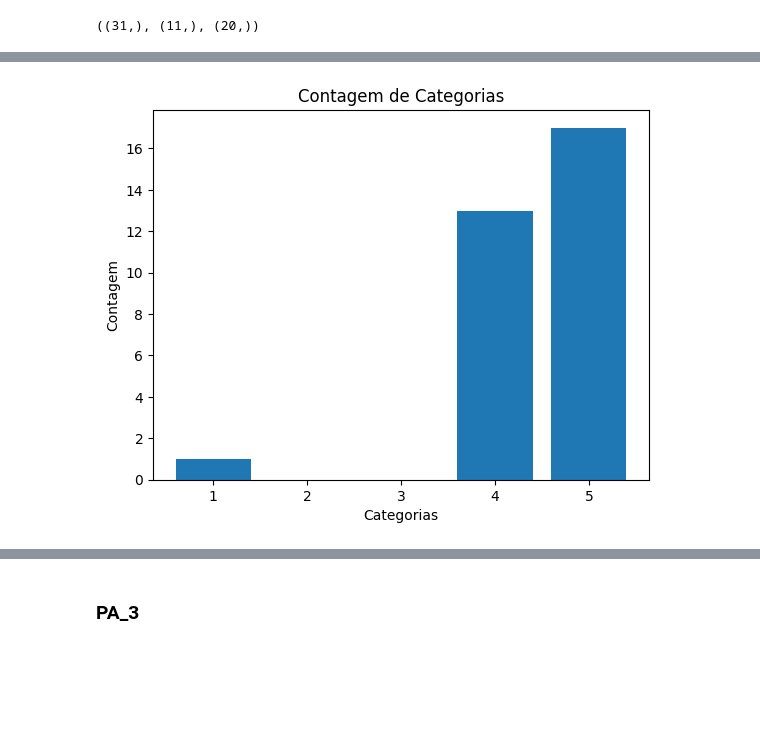
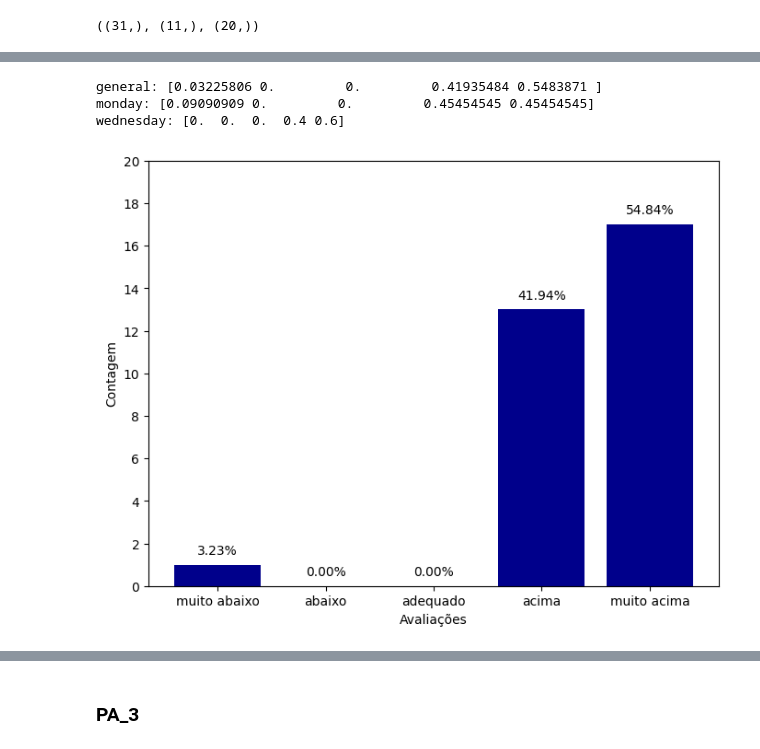
Before and after one commit to henriqueedu2001/pcs3635-health-research-data-analysis, a Jupyter notebook: analisys.ipynb, the cells around one changed output, grey strips where cells are left out. Cells and saved outputs as stored; diff of their text form; code cells hidden in the pictures; blank space fills up the shorter version.

```diff
--- a/analisys.ipynb
+++ b/analisys.ipynb
@@ -49,3 +71,13 @@ size = (6, 8)
+# %%
+# if this variable is True, when the notebook is fully executed, all the figures will be replaced
+# by the new figures of this notebook
+save_all_figures = False
+# %%
+fig_default_size = (8, 6)
+fig_default_color = 'darkblue'
+top_bar_text_offset = 0.5
+
+fig_2_subplots_default_size = (12, 8)
 # %% [markdown]
 ## Pesquisa Acadêmica
 # %% [markdown]
@@ -182,11 +219,39 @@ Name: PA_2, dtype: int64
-# %%
-plt.bar(PA_2_classes, PA_2_counting)
-
-plt.xlabel('Categorias')
-plt.ylabel('Contagem')
-plt.title('Contagem de Categorias')
-
-# Exibindo o gráfico
-plt.show()
-# %% [output]
-[figure, removed]
+# %%
+# frequencies calculation
+PA_2_frequency = PA_2_counting/sum(PA_2_counting)
+PA_2_monday_frequency = PA_2_monday_counting/sum(PA_2_monday_counting)
+PA_2_wednesday_frequency = PA_2_wednesday_counting/sum(PA_2_wednesday_counting)
+
+print(f'general: {PA_2_frequency}\nmonday: {PA_2_monday_frequency}\nwednesday: {PA_2_wednesday_frequency}')
+# %% [output]
+general: [0.03225806 0.         0.         0.41935484 0.5483871 ]
+monday: [0.09090909 0.         0.         0.45454545 0.45454545]
+wednesday: [0.  0.  0.  0.4 0.6]
+# %%
+# plotting PA_2 for general counting (monday + wednesday)
+fig, axs = plt.subplots(figsize=fig_default_size)
+
+axs.bar(PA_2_categories, PA_2_counting, color=fig_default_color)
+
+# axs setting
+axs.yaxis.set_major_locator(MaxNLocator(integer=True)) # restricts the y axis in to integer values
+axs.set_ylim(0, 20)
+axs.set_xlabel('Avaliações')
+axs.set_ylabel('Contagem')
+
+# text in the top of the bars
+for i in range(5):
+    x = i
+    y = PA_2_counting[i] + top_bar_text_offset
+    percentage_str = get_percentage_str(fraction=PA_2_frequency[i])
+
+    fig.text(x, y, percentage_str, ha='center', transform=plt.gca().transData)
+
+# save the figure in png format
+if save_all_figures:
+    plt.savefig('academic_imgs/PA_2_general_classes')
+
+# showing the figure
+plt.show()
+# %% [output]
+[figure, added]
```
Also changed, not shown: parts of 12 cells of this notebook.
